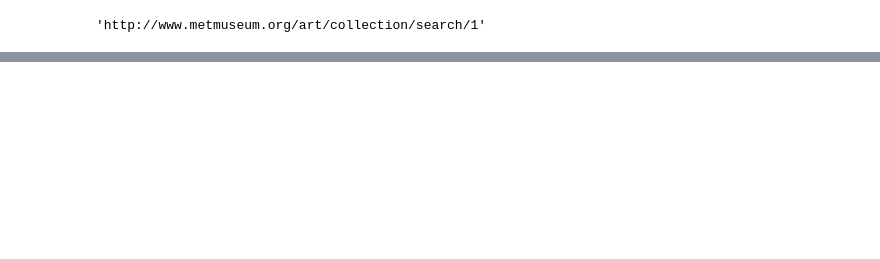
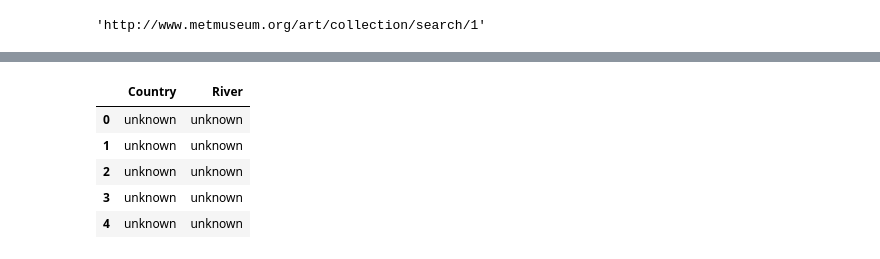
Before and after one commit to lleiou/THE-MET, a Jupyter notebook: Untitled.ipynb, the cells around one changed output, grey strips where cells are left out. Saved outputs shown, nothing was run; the diff lists cells and outputs as text; code cells hidden in the pictures; blank space fills up the shorter version.

```diff
--- a/Untitled.ipynb
+++ b/Untitled.ipynb
@@ -384,0 +313,9 @@ UnicodeDecodeError: 'ascii' codec can't decode byte 0xc3 in position 4: ordinal
+# %%
+data.loc[:,["Country","River"]].head(5)
+# %% [output]
+|  | Country | River |
+| 0 | unknown | unknown |
+| 1 | unknown | unknown |
+| 2 | unknown | unknown |
+| 3 | unknown | unknown |
+| 4 | unknown | unknown |
```
Also changed, not shown: parts of 47 cells of this notebook.
